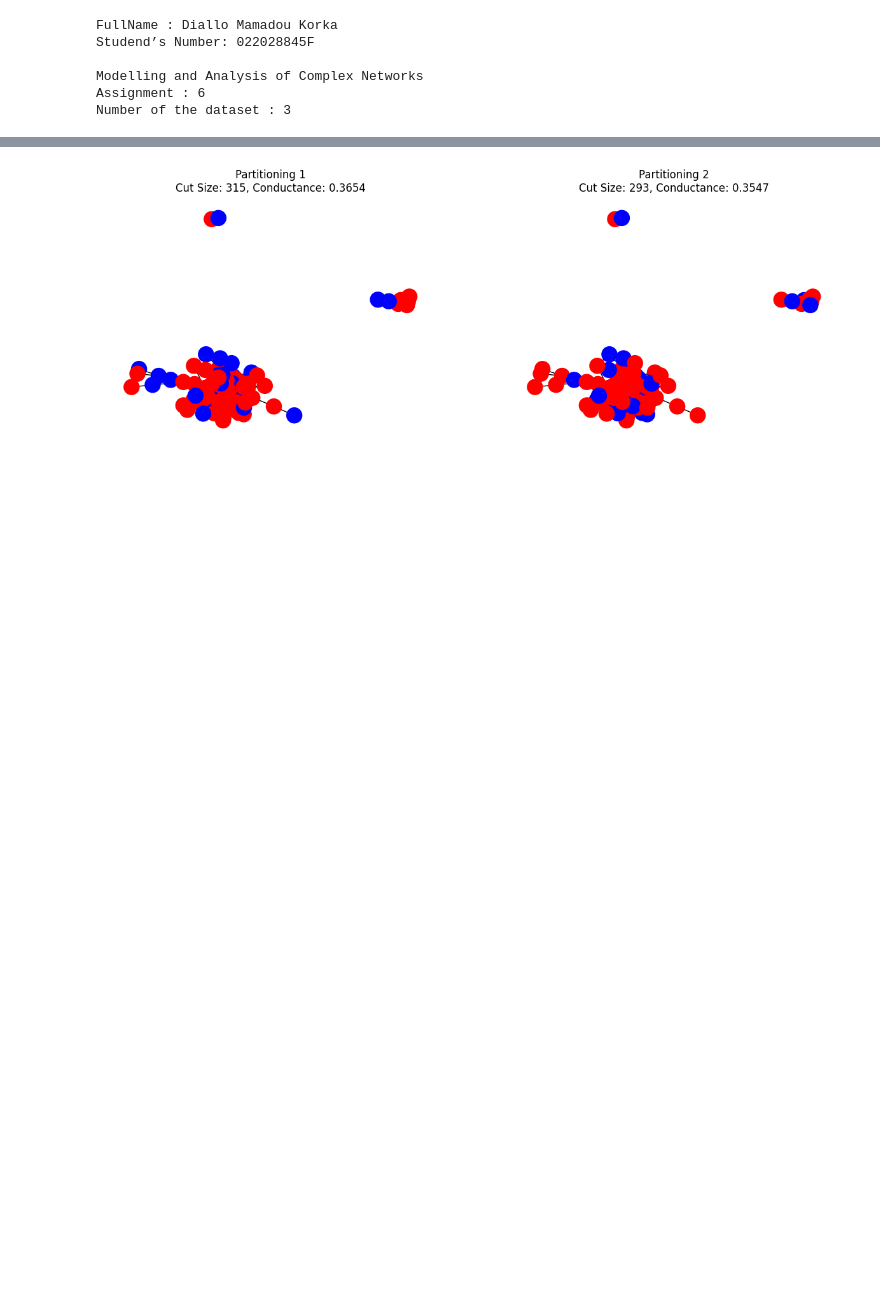
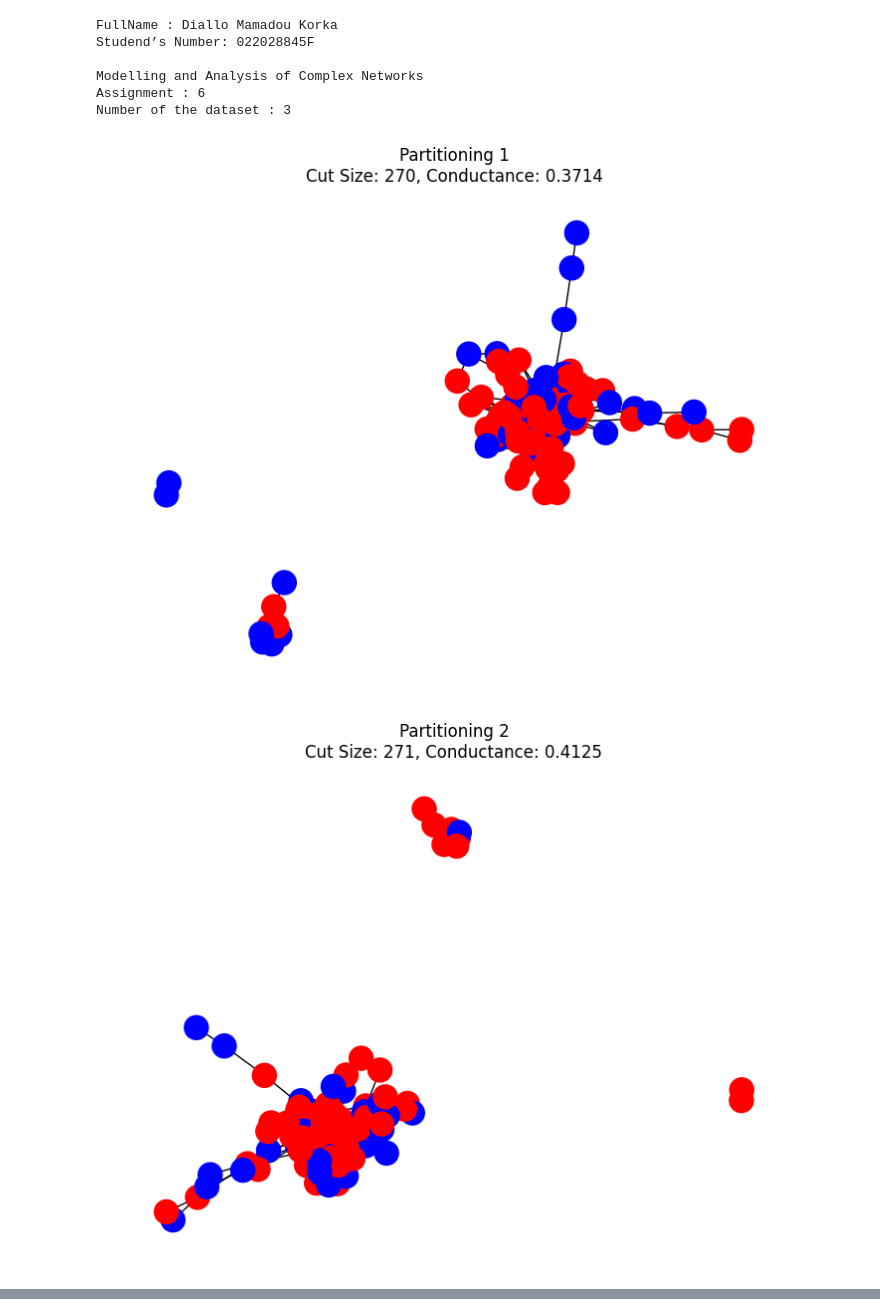
Before and after one commit to SedarKorka/Analysis-of-Complex-Networks, a Jupyter notebook: assignment6.ipynb, the cells around one changed output, grey strips where cells are left out. Saved outputs shown, nothing was run; the diff lists cells and outputs as text; code cells hidden in the pictures; blank space fills up the shorter version.

```diff
--- a/assignment6.ipynb
+++ b/assignment6.ipynb
@@ -35,37 +35,41 @@ twitter_network = nx.read_edgelist("twitter.edges", nodetype=int, create_using=n
 # %%
 # (a) Randomly choose two sets of nodes and calculate cut size, conductance, and plot the partitioning
 def random_node_sets(graph, size=50):
     nodes = list(graph.nodes())
     set1 = random.sample(nodes, size)
-    set2 = random.sample(set(nodes) - set(set1), size)
+    # Convert the set to a list before using random.sample
+    set2 = random.sample(list(set(nodes) - set(set1)), size)
     return set1, set2
 
 def calculate_cut_and_conductance(graph, set1, set2):
     cut_size = nx.cut_size(graph, set1, set2)
     volume_set1 = nx.volume(graph, set1)
     volume_set2 = nx.volume(graph, set2)
     conductance = cut_size / min(volume_set1, volume_set2)
     return cut_size, conductance
 
-# Randomly choose two sets of nodes
+def plot_partitioning(graph, set1, cut_size, conductance, title):
+    pos = nx.spring_layout(graph)
+    plt.figure(figsize=(7, 5))
+    nx.draw(graph, pos, node_color=['b' if node in set1 else 'r' for node in graph.nodes()], with_labels=False)
+    plt.title(f'{title}\nCut Size: {cut_size}, Conductance: {conductance:.4f}')
+    plt.show()
+
+# Randomly choose two sets of nodes and analyze
 set1_1, set2_1 = random_node_sets(facebook_network)
 cut_size_1, conductance_1 = calculate_cut_and_conductance(facebook_network, set1_1, set2_1)
+plot_partitioning(facebook_network, set1_1, cut_size_1, conductance_1, 'Partitioning 1')
 
-# Randomly choose another set of nodes
 set1_2, set2_2 = random_node_sets(facebook_network)
 cut_size_2, conductance_2 = calculate_cut_and_conductance(facebook_network, set1_2, set2_2)
+plot_partitioning(facebook_network, set1_2, cut_size_2, conductance_2, 'Partitioning 2')
 
-# Plot the partitioning
-pos = nx.spring_layout(facebook_network)
-plt.figure(figsize=(15, 5))
+print("-------------------------------------------------------------------------------------------------------------------------------------")
 
-plt.subplot(121)
-nx.draw(facebook_network, pos, node_color=['b' if node in set1_1 else 'r' for node in facebook_network.nodes()], with_labels=False)
-plt.title(f'Partitioning 1\nCut Size: {cut_size_1}, Conductance: {conductance_1:.4f}')
-
-plt.subplot(122)
-nx.draw(facebook_network, pos, node_color=['b' if node in set1_2 else 'r' for node in facebook_network.nodes()], with_labels=False)
-plt.title(f'Partitioning 2\nCut Size: {cut_size_2}, Conductance: {conductance_2:.4f}')
-
-plt.show()
+# Print the differences values of cut size and conductance
+print("Differences in Cut Size and Conductance:")
+print(f"Cut Size 1: {cut_size_1}, Conductance 1: {conductance_1:.4f}")
+print(f"Cut Size 2: {cut_size_2}, Conductance 2: {conductance_2:.4f}")
 # %% [output]
+[figure, new version]
+[figure, added]
@@ -74 +79,0 @@ since Python 3.9 and will be removed in a subsequent version.
-[figure, old version]
```
Also changed, not shown: parts of 6 cells of this notebook.
